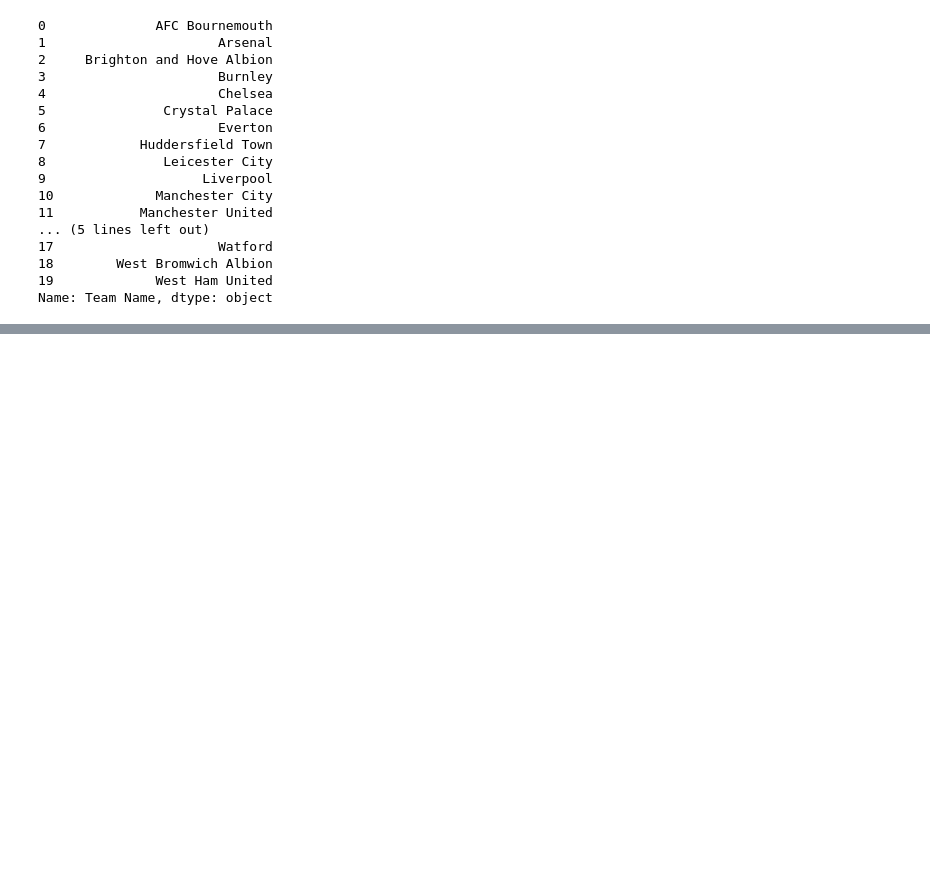
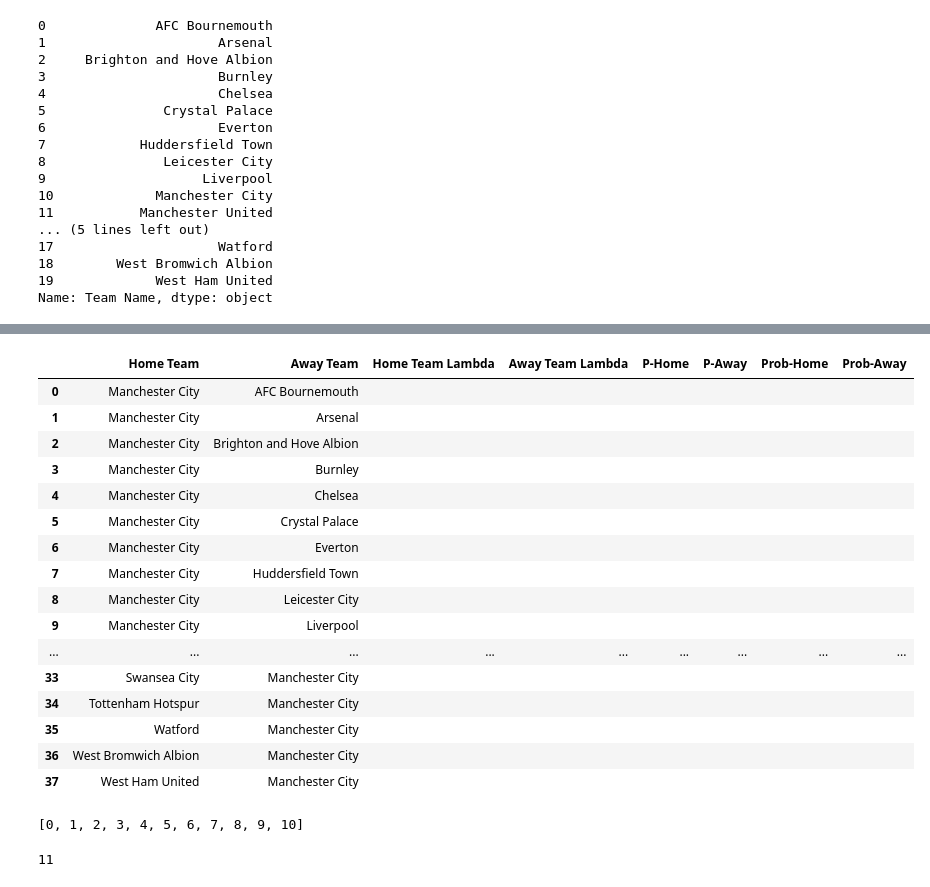
Before and after one commit to SelamaAshalanore6/BPL2018-2019-simulation, a Jupyter notebook: BPL.ipynb, the cells around one changed output, grey strips where cells are left out. Drawn from its saved outputs; the diff is of its cells as text; code cells hidden in the pictures; blank space fills up the shorter version.

```diff
--- a/BPL.ipynb
+++ b/BPL.ipynb
@@ -230,0 +242,37 @@ df
+# %%
+formula = pd.DataFrame({
+    'Home Team': manc + names,
+    'Away Team': names + manc
+})
+# %%
+formula = formula.drop([10,30])
+formula = formula.reset_index()
+# %%
+formula = formula.drop(columns='index')
+# %%
+formula['Home Team Lambda'] = ''
+formula['Away Team Lambda'] = ''
+formula['P-Home'] = ''
+formula['P-Away'] = ''
+formula['Prob-Home'] = ''
+formula['Prob-Away'] = ''
+# %%
+formula
+# %% [output]
+|  | Home Team | Away Team | Home Team Lambda | Away Team Lambda | P-Home | P-Away | Prob-Home | Prob-Away |
+| 0 | Manchester City | AFC Bournemouth |  |  |  |  |  |  |
+| 1 | Manchester City | Arsenal |  |  |  |  |  |  |
+| 2 | Manchester City | Brighton and Hove Albion |  |  |  |  |  |  |
+| 3 | Manchester City | Burnley |  |  |  |  |  |  |
+| 4 | Manchester City | Chelsea |  |  |  |  |  |  |
+| 5 | Manchester City | Crystal Palace |  |  |  |  |  |  |
+| 6 | Manchester City | Everton |  |  |  |  |  |  |
+| 7 | Manchester City | Huddersfield Town |  |  |  |  |  |  |
+| 8 | Manchester City | Leicester City |  |  |  |  |  |  |
+| 9 | Manchester City | Liverpool |  |  |  |  |  |  |
+| ... | ... | ... | ... | ... | ... | ... | ... | ... |
+| 33 | Swansea City | Manchester City |  |  |  |  |  |  |
+| 34 | Tottenham Hotspur | Manchester City |  |  |  |  |  |  |
+| 35 | Watford | Manchester City |  |  |  |  |  |  |
+| 36 | West Bromwich Albion | Manchester City |  |  |  |  |  |  |
+| 37 | West Ham United | Manchester City |  |  |  |  |  |  |
@@ -230,0 +283,8 @@ df
+# %%
+goal_range
+# %% [output]
+[0, 1, 2, 3, 4, 5, 6, 7, 8, 9, 10]
+# %%
+len(goal_range)
+# %% [output]
+11
```
Also changed, not shown: parts of 44 cells of this notebook.
